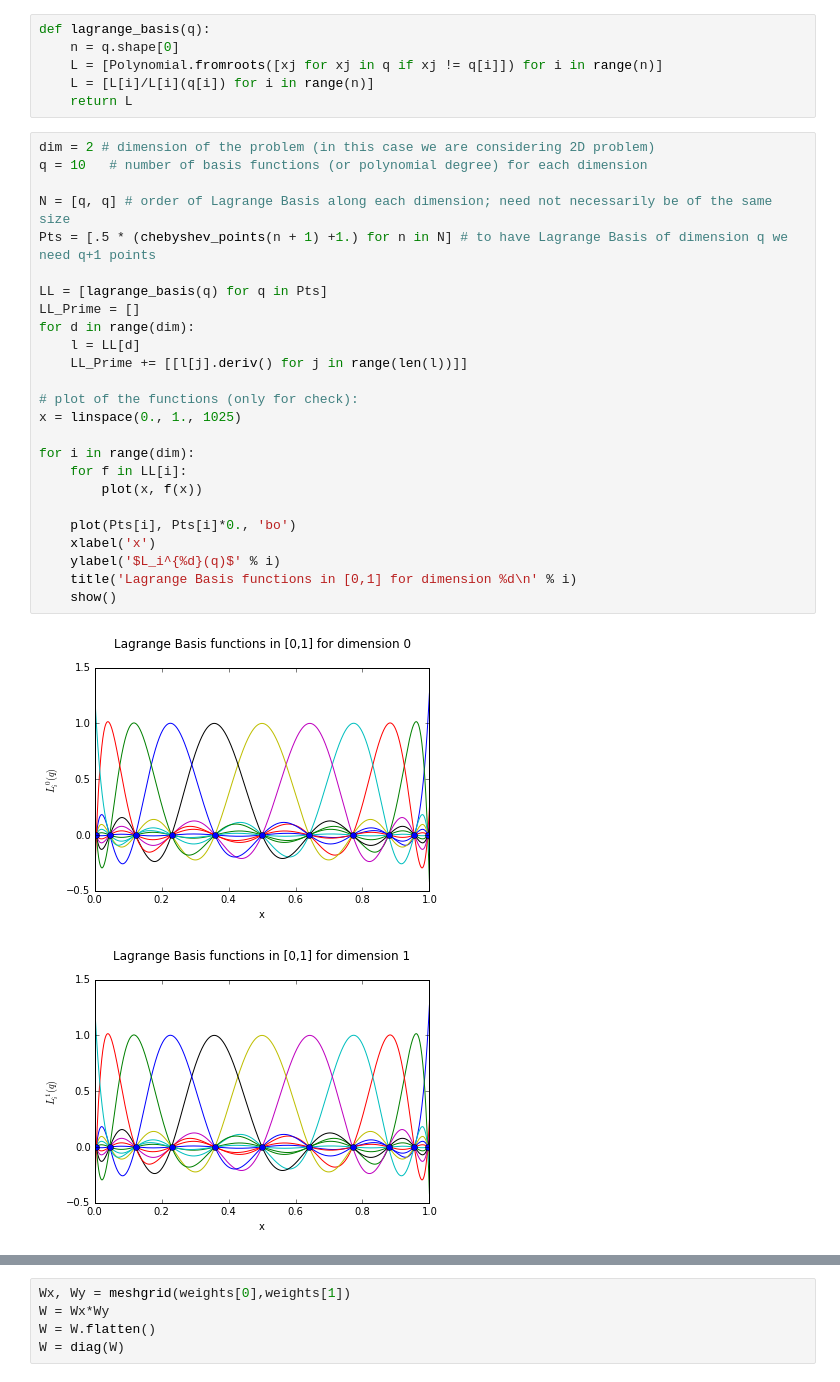
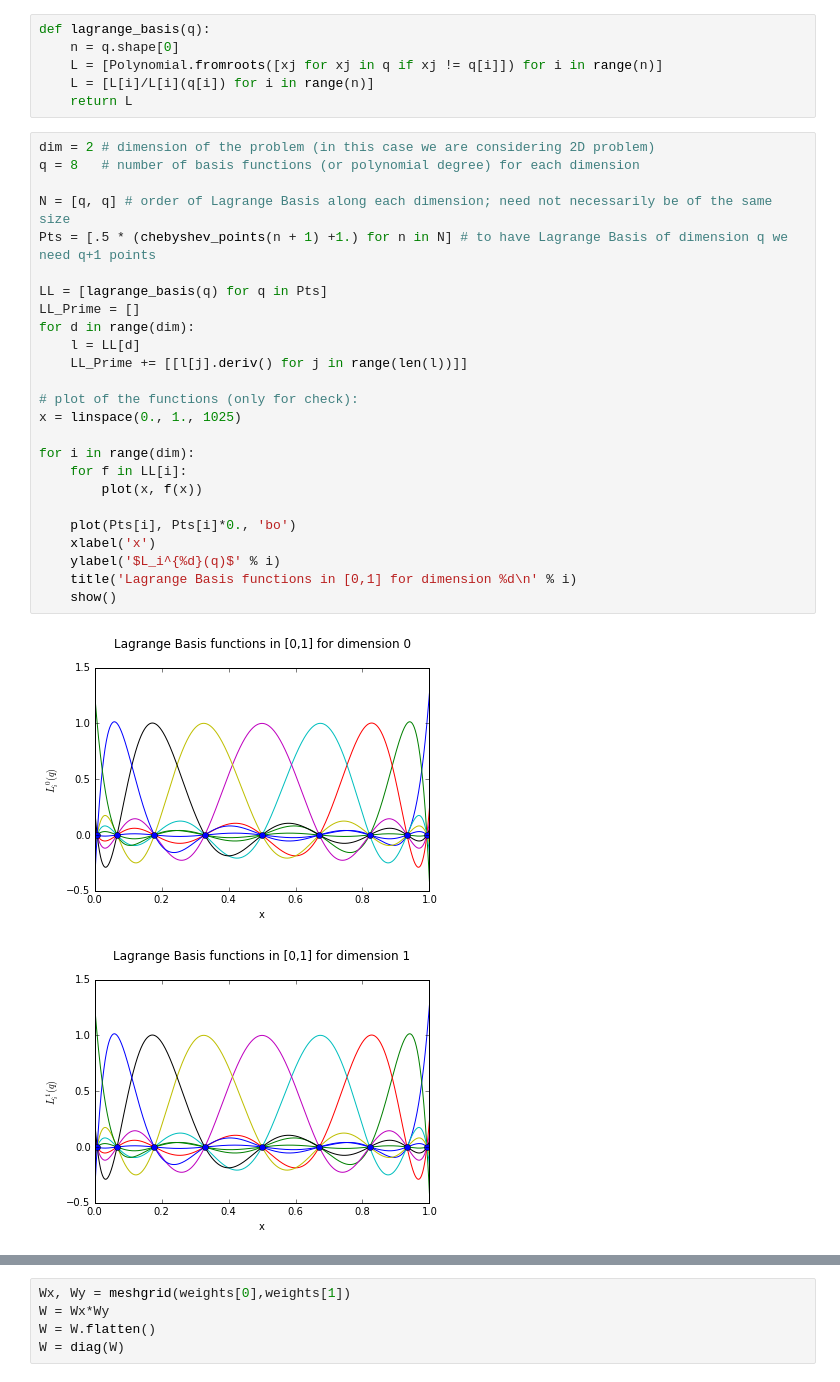
Before and after one commit to pdicerbo/P1.4, a Jupyter notebook: Basics/FinalProject.ipynb, the cells around one changed output, grey strips where cells are left out. Saved outputs shown, nothing was run; the diff lists cells and outputs as text.

```diff
--- a/Basics/FinalProject.ipynb
+++ b/Basics/FinalProject.ipynb
@@ -155,32 +155,32 @@ def lagrange_basis(q):
     return L
 # %%
 dim = 2 # dimension of the problem (in this case we are considering 2D problem)
-q = 10   # number of basis functions (or polynomial degree) for each dimension
+q = 8   # number of basis functions (or polynomial degree) for each dimension
 
 N = [q, q] # order of Lagrange Basis along each dimension; need not necessarily be of the same size
 Pts = [.5 * (chebyshev_points(n + 1) +1.) for n in N] # to have Lagrange Basis of dimension q we need q+1 points
 
 LL = [lagrange_basis(q) for q in Pts]
 LL_Prime = []
 for d in range(dim):
     l = LL[d]
     LL_Prime += [[l[j].deriv() for j in range(len(l))]]
 
 # plot of the functions (only for check):
 x = linspace(0., 1., 1025)
 
 for i in range(dim):
     for f in LL[i]:
         plot(x, f(x))
 
     plot(Pts[i], Pts[i]*0., 'bo')
     xlabel('x')
     ylabel('$L_i^{%d}(q)$' % i)
     title('Lagrange Basis functions in [0,1] for dimension %d\n' % i)
     show()
 # %% [output]
-[figure, old version]
+[figure, new version]
-[figure, old version]
+[figure, new version]
 # %%
 quadrature = []
 weights = []
```
Also changed, not shown: parts of 7 cells of this notebook.
